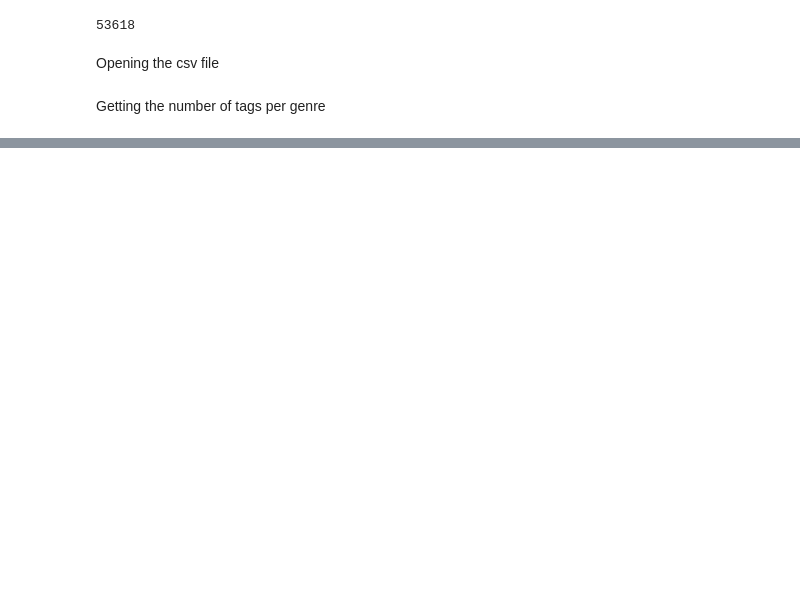
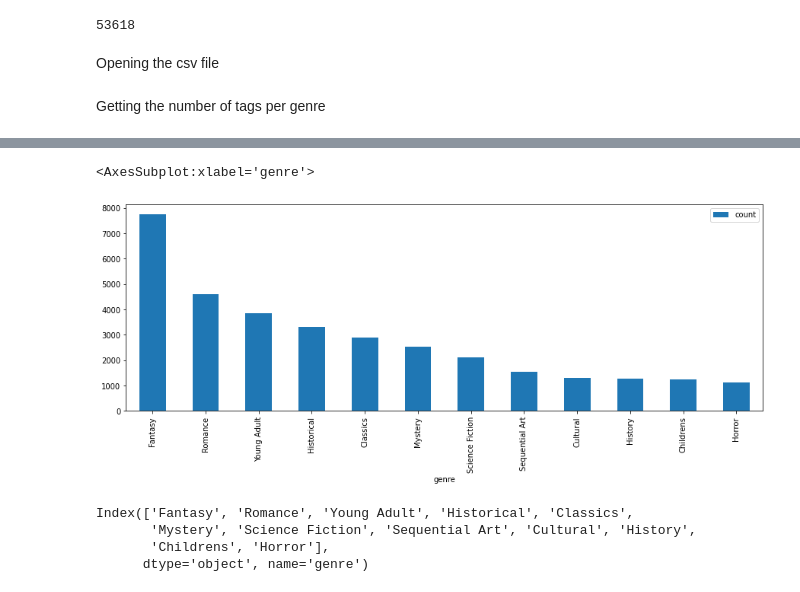
Before and after one commit to A-Istrate/80629_Project, a Jupyter notebook: ML80629_Data_preparation.ipynb, the cells around one changed output, grey strips where cells are left out. Cells and saved outputs as stored; diff of their text form; code cells hidden in the pictures; blank space fills up the shorter version.

```diff
--- a/ML80629_Data_preparation.ipynb
+++ b/ML80629_Data_preparation.ipynb
@@ -54,0 +62,2 @@ all_genres_long.columns = ("genre",)
+# %%
+genres = pd.DataFrame([next((genre for genre in book if genre not in ["Fiction","nan","Nonfiction"] ),None) for book in all_genres],columns =("genre",))
@@ -54,0 +68,2 @@ all_genres_long.columns = ("genre",)
+# %%
+tags = pd.DataFrame(genres.value_counts("genre"), columns =("count",))
@@ -54,0 +87,12 @@ all_genres_long.columns = ("genre",)
+# %%
+tags[tags["count"]>1000].plot.bar(figsize=(15,5))
+# %% [output]
+<AxesSubplot:xlabel='genre'>
+[figure, added]
+# %%
+tags[tags["count"]>1000].index
+# %% [output]
+Index(['Fantasy', 'Romance', 'Young Adult', 'Historical', 'Classics',
+       'Mystery', 'Science Fiction', 'Sequential Art', 'Cultural', 'History',
+       'Childrens', 'Horror'],
+      dtype='object', name='genre')
```
Also changed, not shown: parts of 11 cells of this notebook.
